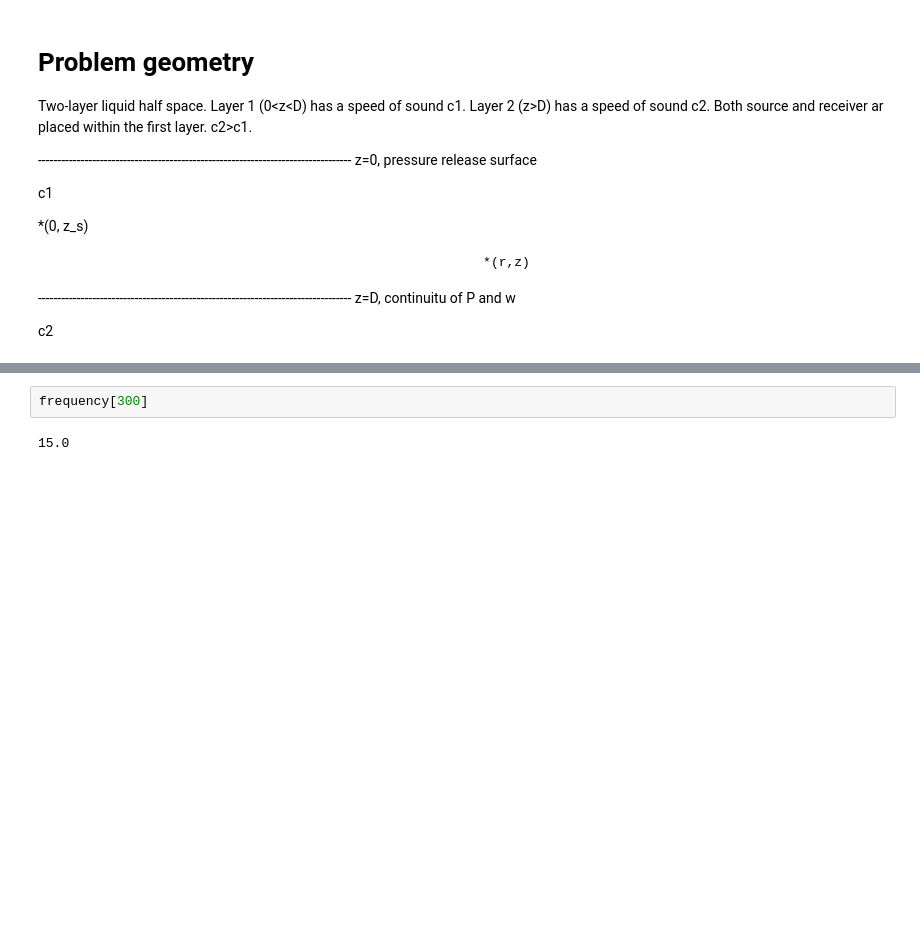
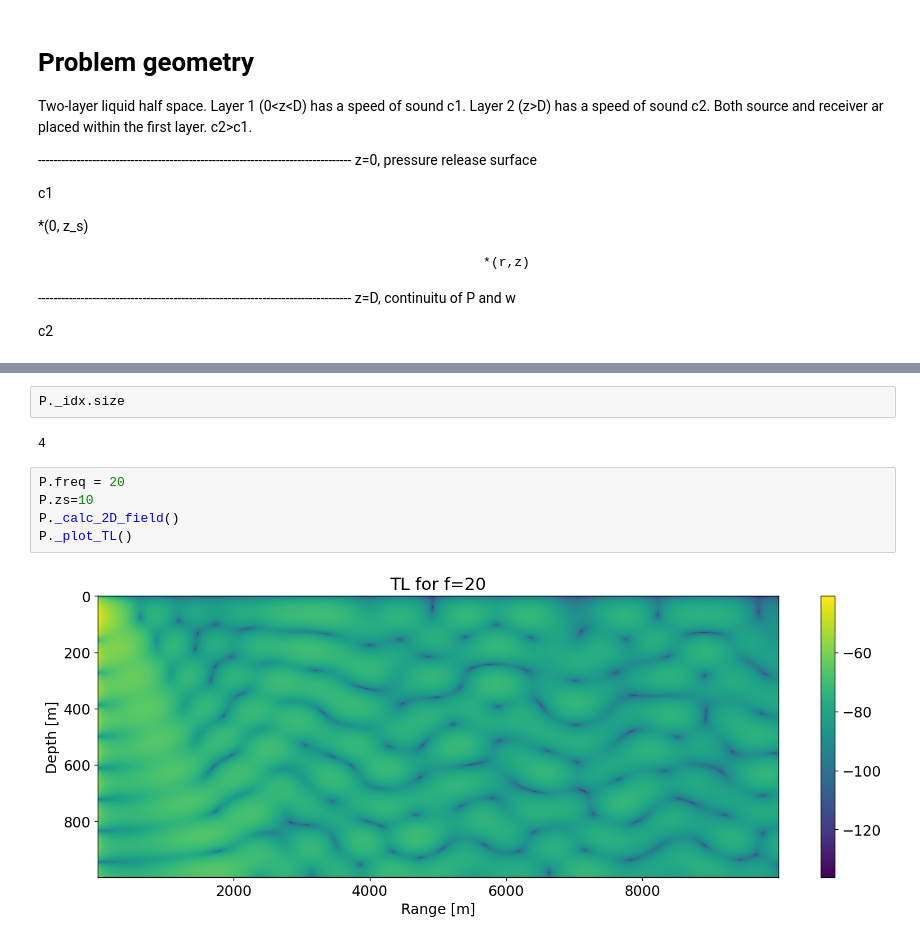
Before and after one commit to Gilaverbuch/pypekeris, a Jupyter notebook: Pekeris Solver.ipynb, the cells around one changed output, grey strips where cells are left out. Drawn from its saved outputs; the diff is of its cells as text; blank space fills up the shorter version.

```diff
--- a/Pekeris Solver.ipynb
+++ b/Pekeris Solver.ipynb
@@ -105,4 +69,11 @@ plt.show()
-# %%
-frequency[300]
-# %% [output]
-15.0
+# %%
+P._idx.size
+# %% [output]
+4
+# %%
+P.freq = 20
+P.zs=10
+P._calc_2D_field()
+P._plot_TL()
+# %% [output]
+[figure, added]
```
Also changed, not shown: parts of 15 cells of this notebook, 1 other file.
